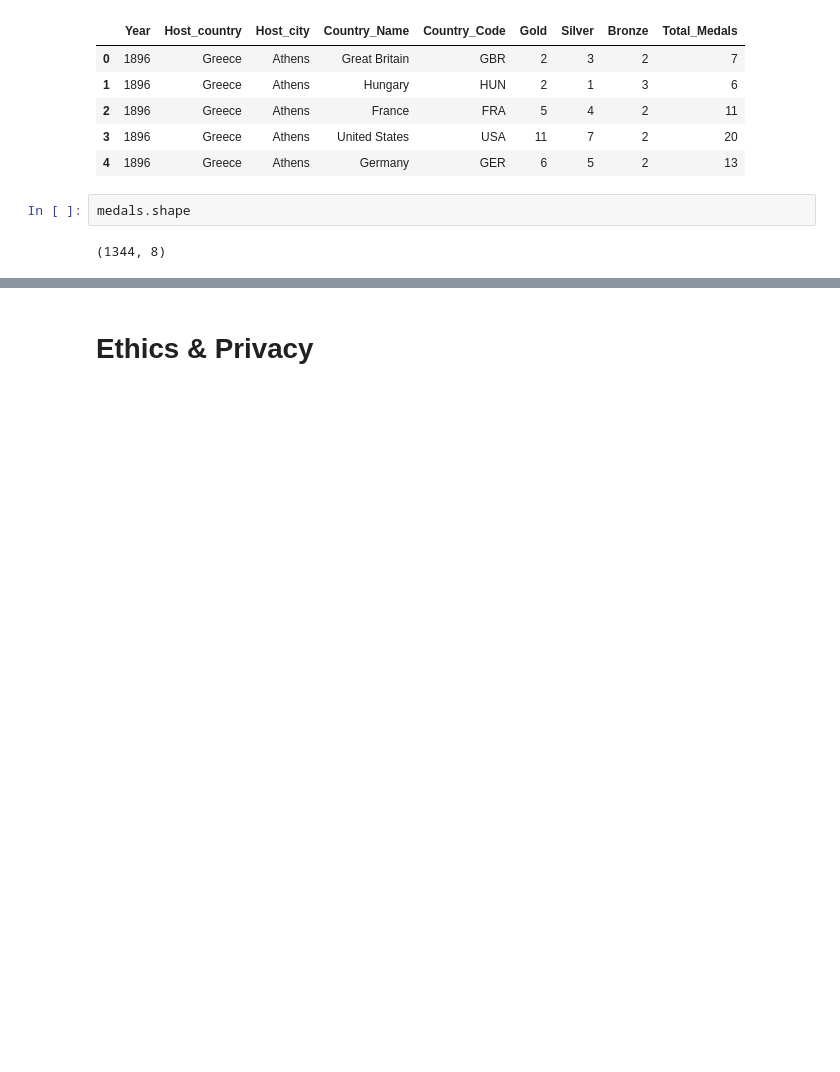
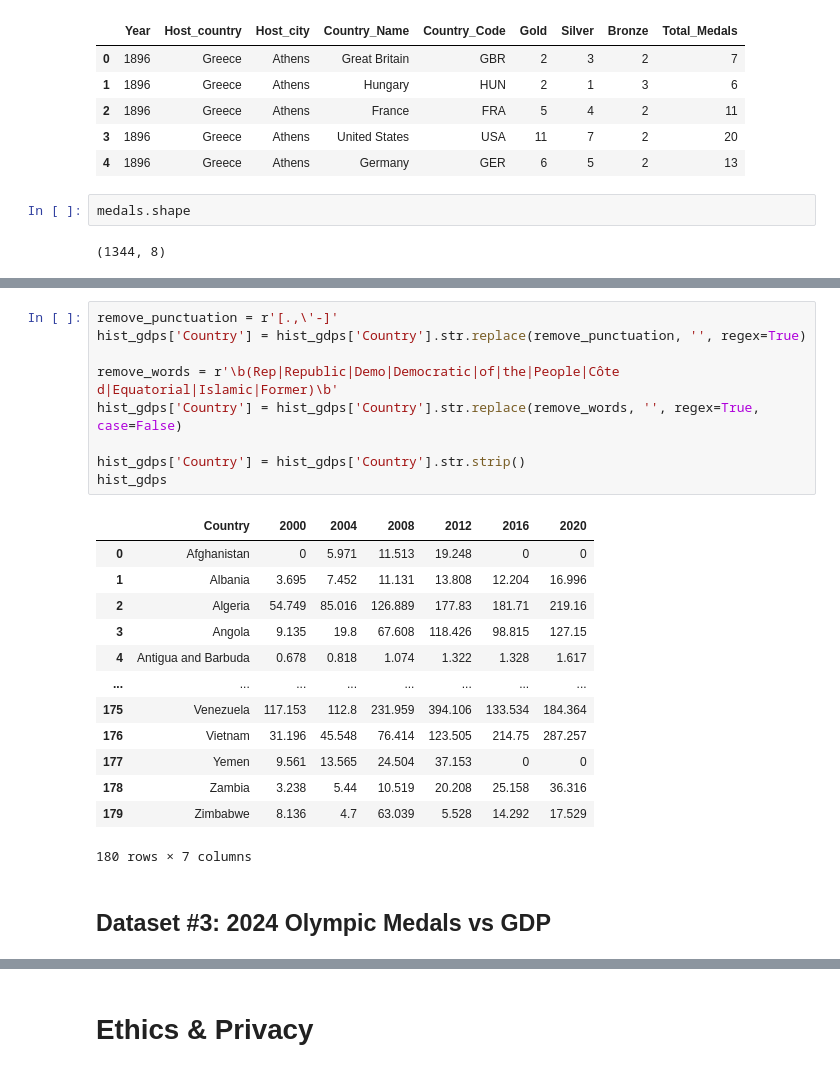
Before and after one commit to levsah/Olympinomics, a Jupyter notebook: DataCheckpoint_Group103-FA24.ipynb, the cells around one changed output, grey strips where cells are left out. Drawn from its saved outputs; the diff is of its cells as text; blank space fills up the shorter version.

```diff
--- a/DataCheckpoint_Group103-FA24.ipynb
+++ b/DataCheckpoint_Group103-FA24.ipynb
@@ -225,0 +323,25 @@ medals.shape
+# %%
+remove_punctuation = r'[.,\'-]'
+hist_gdps['Country'] = hist_gdps['Country'].str.replace(remove_punctuation, '', regex=True)
+
+remove_words = r'\b(Rep|Republic|Demo|Democratic|of|the|People|Côte d|Equatorial|Islamic|Former)\b'
+hist_gdps['Country'] = hist_gdps['Country'].str.replace(remove_words, '', regex=True, case=False)
+
+hist_gdps['Country'] = hist_gdps['Country'].str.strip()
+hist_gdps
+# %% [output]
+|  | Country | 2000 | 2004 | 2008 | 2012 | 2016 | 2020 |
+| 0 | Afghanistan | 0 | 5.971 | 11.513 | 19.248 | 0 | 0 |
+| 1 | Albania | 3.695 | 7.452 | 11.131 | 13.808 | 12.204 | 16.996 |
+| 2 | Algeria | 54.749 | 85.016 | 126.889 | 177.83 | 181.71 | 219.16 |
+| 3 | Angola | 9.135 | 19.8 | 67.608 | 118.426 | 98.815 | 127.15 |
+| 4 | Antigua and Barbuda | 0.678 | 0.818 | 1.074 | 1.322 | 1.328 | 1.617 |
+| ... | ... | ... | ... | ... | ... | ... | ... |
+| 175 | Venezuela | 117.153 | 112.8 | 231.959 | 394.106 | 133.534 | 184.364 |
+| 176 | Vietnam | 31.196 | 45.548 | 76.414 | 123.505 | 214.75 | 287.257 |
+| 177 | Yemen | 9.561 | 13.565 | 24.504 | 37.153 | 0 | 0 |
+| 178 | Zambia | 3.238 | 5.44 | 10.519 | 20.208 | 25.158 | 36.316 |
+| 179 | Zimbabwe | 8.136 | 4.7 | 63.039 | 5.528 | 14.292 | 17.529 |
+180 rows × 7 columns
+# %% [markdown]
+## Dataset #3: 2024 Olympic Medals vs GDP
```
Also changed, not shown: parts of 31 cells of this notebook.
